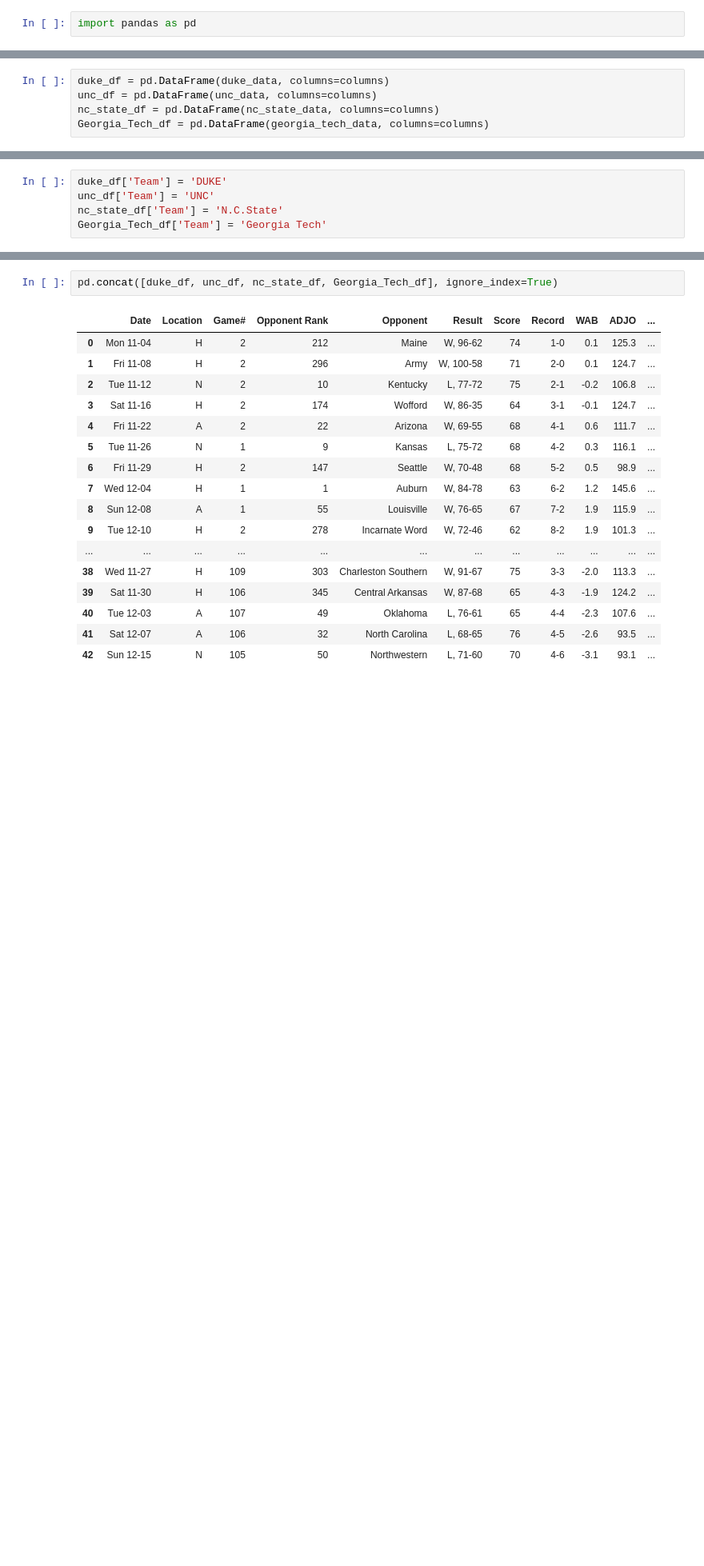
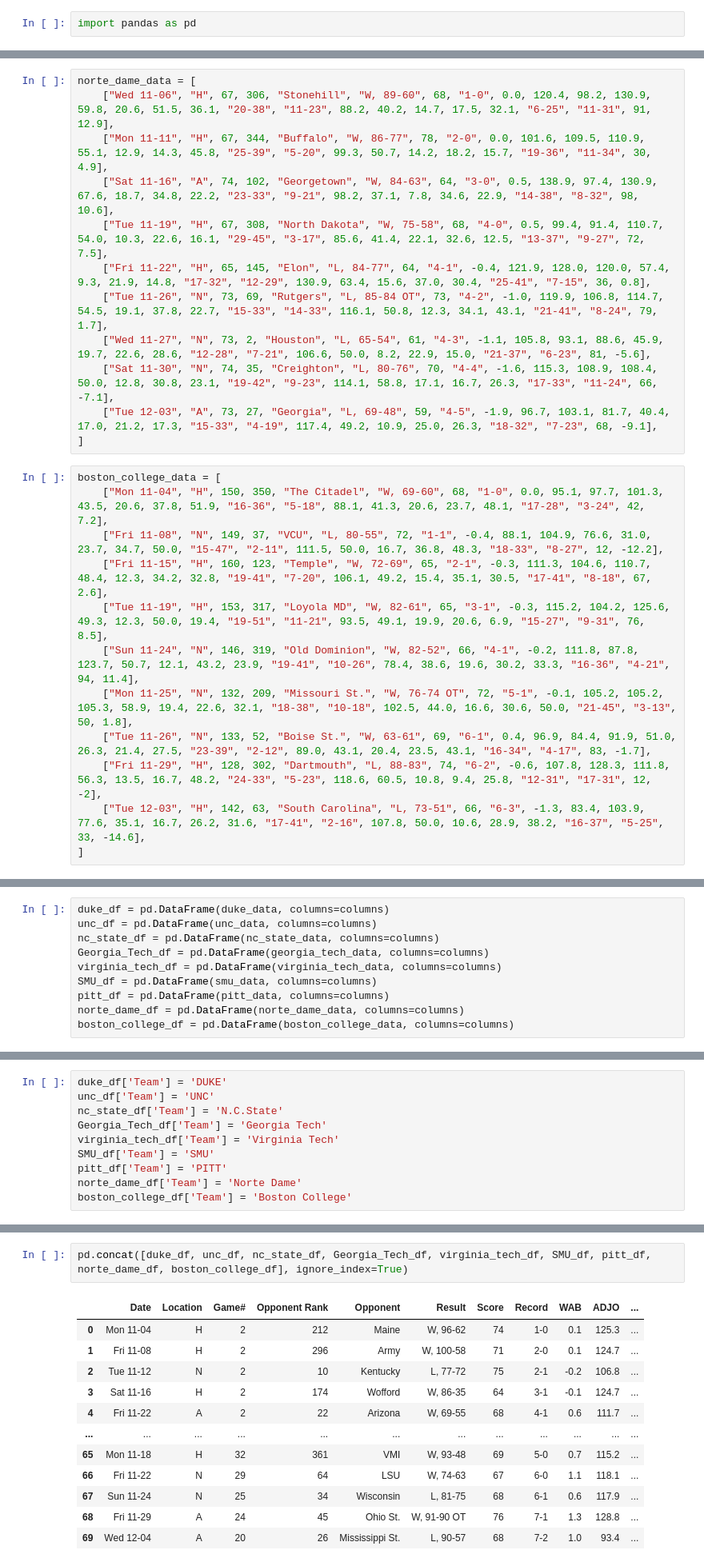
Before and after one commit to visheshgupta19/Stats_competition-, a Jupyter notebook: scrape_data.ipynb, the cells around one changed output, grey strips where cells are left out. Shown: that part at 80% size. Drawn from its saved outputs; the diff is of its cells as text; blank space fills up the shorter version.

Commit message:
data scrap by hand

```diff
--- a/scrape_data.ipynb
+++ b/scrape_data.ipynb
@@ -57,0 +94,24 @@ georgia_tech_data = [
+# %%
+norte_dame_data = [
+    ["Wed 11-06", "H", 67, 306, "Stonehill", "W, 89-60", 68, "1-0", 0.0, 120.4, 98.2, 130.9, 59.8, 20.6, 51.5, 36.1, "20-38", "11-23", 88.2, 40.2, 14.7, 17.5, 32.1, "6-25", "11-31", 91, 12.9],
+    ["Mon 11-11", "H", 67, 344, "Buffalo", "W, 86-77", 78, "2-0", 0.0, 101.6, 109.5, 110.9, 55.1, 12.9, 14.3, 45.8, "25-39", "5-20", 99.3, 50.7, 14.2, 18.2, 15.7, "19-36", "11-34", 30, 4.9],
+    ["Sat 11-16", "A", 74, 102, "Georgetown", "W, 84-63", 64, "3-0", 0.5, 138.9, 97.4, 130.9, 67.6, 18.7, 34.8, 22.2, "23-33", "9-21", 98.2, 37.1, 7.8, 34.6, 22.9, "14-38", "8-32", 98, 10.6],
+    ["Tue 11-19", "H", 67, 308, "North Dakota", "W, 75-58", 68, "4-0", 0.5, 99.4, 91.4, 110.7, 54.0, 10.3, 22.6, 16.1, "29-45", "3-17", 85.6, 41.4, 22.1, 32.6, 12.5, "13-37", "9-27", 72, 7.5],
+    ["Fri 11-22", "H", 65, 145, "Elon", "L, 84-77", 64, "4-1", -0.4, 121.9, 128.0, 120.0, 57.4, 9.3, 21.9, 14.8, "17-32", "12-29", 130.9, 63.4, 15.6, 37.0, 30.4, "25-41", "7-15", 36, 0.8],
+    ["Tue 11-26", "N", 73, 69, "Rutgers", "L, 85-84 OT", 73, "4-2", -1.0, 119.9, 106.8, 114.7, 54.5, 19.1, 37.8, 22.7, "15-33", "14-33", 116.1, 50.8, 12.3, 34.1, 43.1, "21-41", "8-24", 79, 1.7],
+    ["Wed 11-27", "N", 73, 2, "Houston", "L, 65-54", 61, "4-3", -1.1, 105.8, 93.1, 88.6, 45.9, 19.7, 22.6, 28.6, "12-28", "7-21", 106.6, 50.0, 8.2, 22.9, 15.0, "21-37", "6-23", 81, -5.6],
+    ["Sat 11-30", "N", 74, 35, "Creighton", "L, 80-76", 70, "4-4", -1.6, 115.3, 108.9, 108.4, 50.0, 12.8, 30.8, 23.1, "19-42", "9-23", 114.1, 58.8, 17.1, 16.7, 26.3, "17-33", "11-24", 66, -7.1],
+    ["Tue 12-03", "A", 73, 27, "Georgia", "L, 69-48", 59, "4-5", -1.9, 96.7, 103.1, 81.7, 40.4, 17.0, 21.2, 17.3, "15-33", "4-19", 117.4, 49.2, 10.9, 25.0, 26.3, "18-32", "7-23", 68, -9.1],
+]
+# %%
+boston_college_data = [
+    ["Mon 11-04", "H", 150, 350, "The Citadel", "W, 69-60", 68, "1-0", 0.0, 95.1, 97.7, 101.3, 43.5, 20.6, 37.8, 51.9, "16-36", "5-18", 88.1, 41.3, 20.6, 23.7, 48.1, "17-28", "3-24", 42, 7.2],
+    ["Fri 11-08", "N", 149, 37, "VCU", "L, 80-55", 72, "1-1", -0.4, 88.1, 104.9, 76.6, 31.0, 23.7, 34.7, 50.0, "15-47", "2-11", 111.5, 50.0, 16.7, 36.8, 48.3, "18-33", "8-27", 12, -12.2],
+    ["Fri 11-15", "H", 160, 123, "Temple", "W, 72-69", 65, "2-1", -0.3, 111.3, 104.6, 110.7, 48.4, 12.3, 34.2, 32.8, "19-41", "7-20", 106.1, 49.2, 15.4, 35.1, 30.5, "17-41", "8-18", 67, 2.6],
+    ["Tue 11-19", "H", 153, 317, "Loyola MD", "W, 82-61", 65, "3-1", -0.3, 115.2, 104.2, 125.6, 49.3, 12.3, 50.0, 19.4, "19-51", "11-21", 93.5, 49.1, 19.9, 20.6, 6.9, "15-27", "9-31", 76, 8.5],
+    ["Sun 11-24", "N", 146, 319, "Old Dominion", "W, 82-52", 66, "4-1", -0.2, 111.8, 87.8, 123.7, 50.7, 12.1, 43.2, 23.9, "19-41", "10-26", 78.4, 38.6, 19.6, 30.2, 33.3, "16-36", "4-21", 94, 11.4],
+    ["Mon 11-25", "N", 132, 209, "Missouri St.", "W, 76-74 OT", 72, "5-1", -0.1, 105.2, 105.2, 105.3, 58.9, 19.4, 22.6, 32.1, "18-38", "10-18", 102.5, 44.0, 16.6, 30.6, 50.0, "21-45", "3-13", 50, 1.8],
+    ["Tue 11-26", "N", 133, 52, "Boise St.", "W, 63-61", 69, "6-1", 0.4, 96.9, 84.4, 91.9, 51.0, 26.3, 21.4, 27.5, "23-39", "2-12", 89.0, 43.1, 20.4, 23.5, 43.1, "16-34", "4-17", 83, -1.7],
+    ["Fri 11-29", "H", 128, 302, "Dartmouth", "L, 88-83", 74, "6-2", -0.6, 107.8, 128.3, 111.8, 56.3, 13.5, 16.7, 48.2, "24-33", "5-23", 118.6, 60.5, 10.8, 9.4, 25.8, "12-31", "17-31", 12, -2],
+    ["Tue 12-03", "H", 142, 63, "South Carolina", "L, 73-51", 66, "6-3", -1.3, 83.4, 103.9, 77.6, 35.1, 16.7, 26.2, 31.6, "17-41", "2-16", 107.8, 50.0, 10.6, 28.9, 38.2, "16-37", "5-25", 33, -14.6],
+]
@@ -66,5 +141,10 @@ duke_df = pd.DataFrame(duke_data, columns=columns)
 unc_df = pd.DataFrame(unc_data, columns=columns)
 nc_state_df = pd.DataFrame(nc_state_data, columns=columns)
 Georgia_Tech_df = pd.DataFrame(georgia_tech_data, columns=columns)
+virginia_tech_df = pd.DataFrame(virginia_tech_data, columns=columns)
+SMU_df = pd.DataFrame(smu_data, columns=columns)
+pitt_df = pd.DataFrame(pitt_data, columns=columns)
+norte_dame_df = pd.DataFrame(norte_dame_data, columns=columns)
+boston_college_df = pd.DataFrame(boston_college_data, columns=columns)
 # %%
 '''
@@ -92,3 +168,8 @@ duke_df['Team'] = 'DUKE'
 unc_df['Team'] = 'UNC'
 nc_state_df['Team'] = 'N.C.State'
 Georgia_Tech_df['Team'] = 'Georgia Tech'
+virginia_tech_df['Team'] = 'Virginia Tech'
+SMU_df['Team'] = 'SMU'
+pitt_df['Team'] = 'PITT'
+norte_dame_df['Team'] = 'Norte Dame'
+boston_college_df['Team'] = 'Boston College'
@@ -95,20 +178,15 @@ Georgia_Tech_df['Team'] = 'Georgia Tech'
 # %%
-pd.concat([duke_df, unc_df, nc_state_df, Georgia_Tech_df], ignore_index=True)
+pd.concat([duke_df, unc_df, nc_state_df, Georgia_Tech_df, virginia_tech_df, SMU_df, pitt_df, norte_dame_df, boston_college_df], ignore_index=True)
 # %% [output]
 |  | Date | Location | Game# | Opponent Rank | Opponent | Result | Score | Record | WAB | ADJO | ... |
 | 0 | Mon 11-04 | H | 2 | 212 | Maine | W, 96-62 | 74 | 1-0 | 0.1 | 125.3 | ... |
 | 1 | Fri 11-08 | H | 2 | 296 | Army | W, 100-58 | 71 | 2-0 | 0.1 | 124.7 | ... |
 | 2 | Tue 11-12 | N | 2 | 10 | Kentucky | L, 77-72 | 75 | 2-1 | -0.2 | 106.8 | ... |
 | 3 | Sat 11-16 | H | 2 | 174 | Wofford | W, 86-35 | 64 | 3-1 | -0.1 | 124.7 | ... |
 | 4 | Fri 11-22 | A | 2 | 22 | Arizona | W, 69-55 | 68 | 4-1 | 0.6 | 111.7 | ... |
-| 5 | Tue 11-26 | N | 1 | 9 | Kansas | L, 75-72 | 68 | 4-2 | 0.3 | 116.1 | ... |
-| 6 | Fri 11-29 | H | 2 | 147 | Seattle | W, 70-48 | 68 | 5-2 | 0.5 | 98.9 | ... |
-| 7 | Wed 12-04 | H | 1 | 1 | Auburn | W, 84-78 | 63 | 6-2 | 1.2 | 145.6 | ... |
-| 8 | Sun 12-08 | A | 1 | 55 | Louisville | W, 76-65 | 67 | 7-2 | 1.9 | 115.9 | ... |
-| 9 | Tue 12-10 | H | 2 | 278 | Incarnate Word | W, 72-46 | 62 | 8-2 | 1.9 | 101.3 | ... |
 | ... | ... | ... | ... | ... | ... | ... | ... | ... | ... | ... | ... |
-| 38 | Wed 11-27 | H | 109 | 303 | Charleston Southern | W, 91-67 | 75 | 3-3 | -2.0 | 113.3 | ... |
-| 39 | Sat 11-30 | H | 106 | 345 | Central Arkansas | W, 87-68 | 65 | 4-3 | -1.9 | 124.2 | ... |
-| 40 | Tue 12-03 | A | 107 | 49 | Oklahoma | L, 76-61 | 65 | 4-4 | -2.3 | 107.6 | ... |
-| 41 | Sat 12-07 | A | 106 | 32 | North Carolina | L, 68-65 | 76 | 4-5 | -2.6 | 93.5 | ... |
-| 42 | Sun 12-15 | N | 105 | 50 | Northwestern | L, 71-60 | 70 | 4-6 | -3.1 | 93.1 | ... |
+| 65 | Mon 11-18 | H | 32 | 361 | VMI | W, 93-48 | 69 | 5-0 | 0.7 | 115.2 | ... |
+| 66 | Fri 11-22 | N | 29 | 64 | LSU | W, 74-63 | 67 | 6-0 | 1.1 | 118.1 | ... |
+| 67 | Sun 11-24 | N | 25 | 34 | Wisconsin | L, 81-75 | 68 | 6-1 | 0.6 | 117.9 | ... |
+| 68 | Fri 11-29 | A | 24 | 45 | Ohio St. | W, 91-90 OT | 76 | 7-1 | 1.3 | 128.8 | ... |
+| 69 | Wed 12-04 | A | 20 | 26 | Mississippi St. | L, 90-57 | 68 | 7-2 | 1.0 | 93.4 | ... |
```
Also changed, not shown: parts of 7 cells of this notebook.
